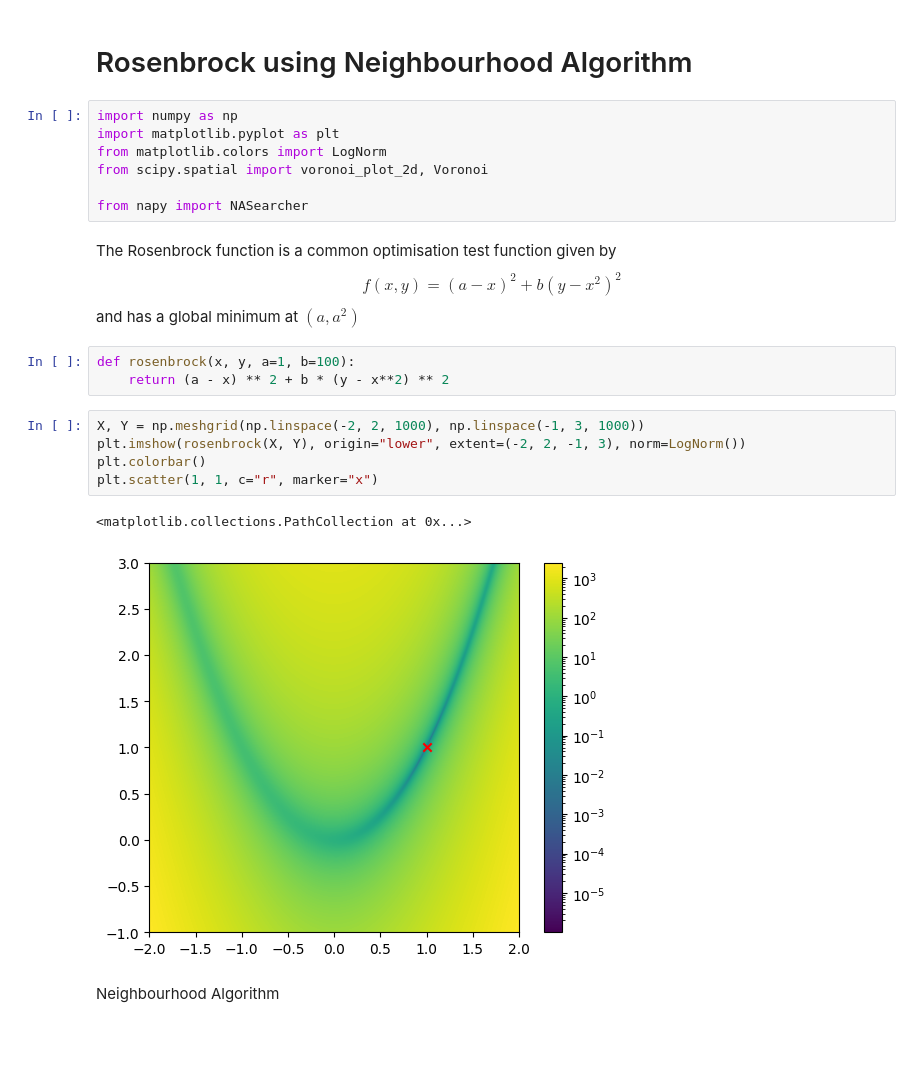
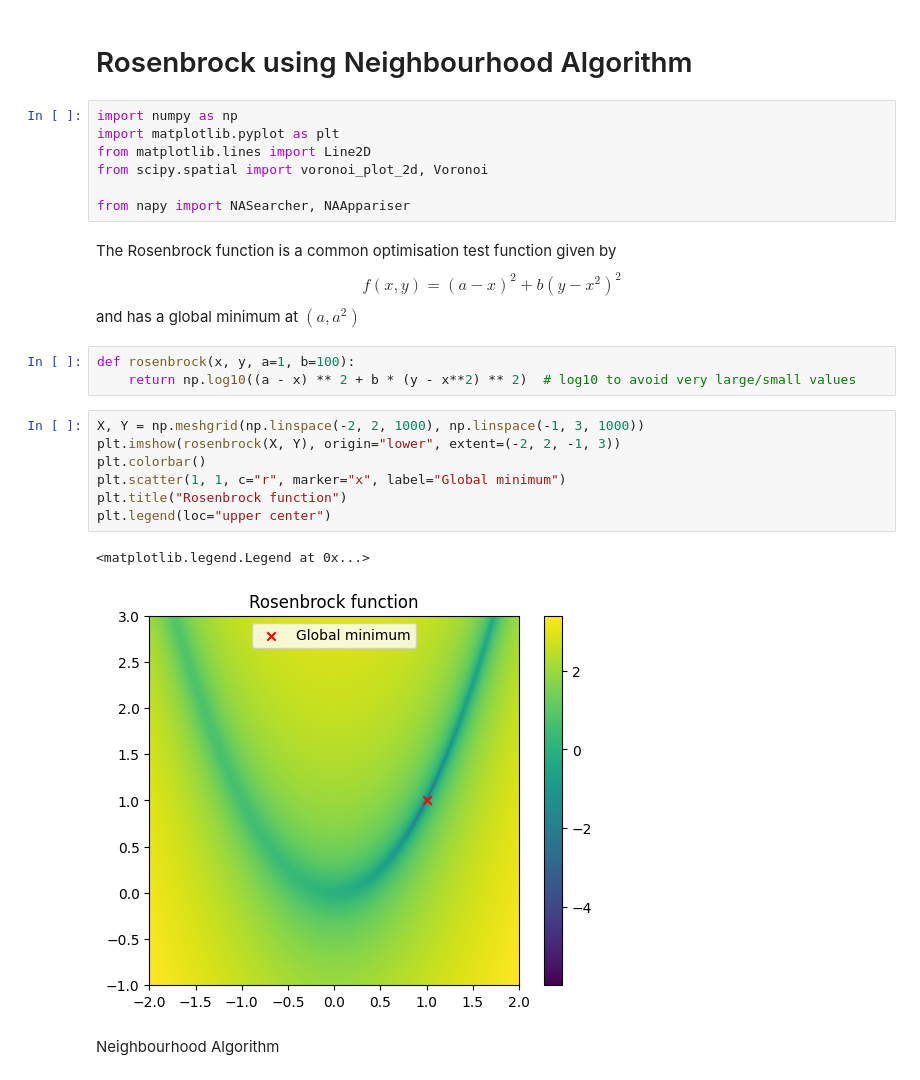
Before and after one commit to auggiemarignier/neighpy, a Jupyter notebook: examples/rosenbrock.ipynb, the cells around one changed output. Drawn from its saved outputs; the diff is of its cells as text; blank space fills up the shorter version.

```diff
--- a/examples/rosenbrock.ipynb
+++ b/examples/rosenbrock.ipynb
@@ -3,25 +3,27 @@
 # %%
 import numpy as np
 import matplotlib.pyplot as plt
-from matplotlib.colors import LogNorm
+from matplotlib.lines import Line2D
 from scipy.spatial import voronoi_plot_2d, Voronoi
 
-from napy import NASearcher
+from napy import NASearcher, NAAppariser
 # %% [markdown]
 The Rosenbrock function is a common optimisation test function given by
 $$f(x,y) = (a-x)^2 + b(y - x^2)^2$$
 and has a global minimum at $(a, a^2)$
 # %%
 def rosenbrock(x, y, a=1, b=100):
-    return (a - x) ** 2 + b * (y - x**2) ** 2
+    return np.log10((a - x) ** 2 + b * (y - x**2) ** 2)  # log10 to avoid very large/small values
 # %%
 X, Y = np.meshgrid(np.linspace(-2, 2, 1000), np.linspace(-1, 3, 1000))
-plt.imshow(rosenbrock(X, Y), origin="lower", extent=(-2, 2, -1, 3), norm=LogNorm())
+plt.imshow(rosenbrock(X, Y), origin="lower", extent=(-2, 2, -1, 3))
 plt.colorbar()
-plt.scatter(1, 1, c="r", marker="x")
+plt.scatter(1, 1, c="r", marker="x", label="Global minimum")
+plt.title("Rosenbrock function")
+plt.legend(loc="upper center")
 # %% [output]
-<matplotlib.collections.PathCollection at 0x...>
+<matplotlib.legend.Legend at 0x...>
-[figure, old version]
+[figure, new version]
 # %% [markdown]
 Neighbourhood Algorithm
 # %%
```
Also changed, not shown: parts of 5 cells of this notebook.
